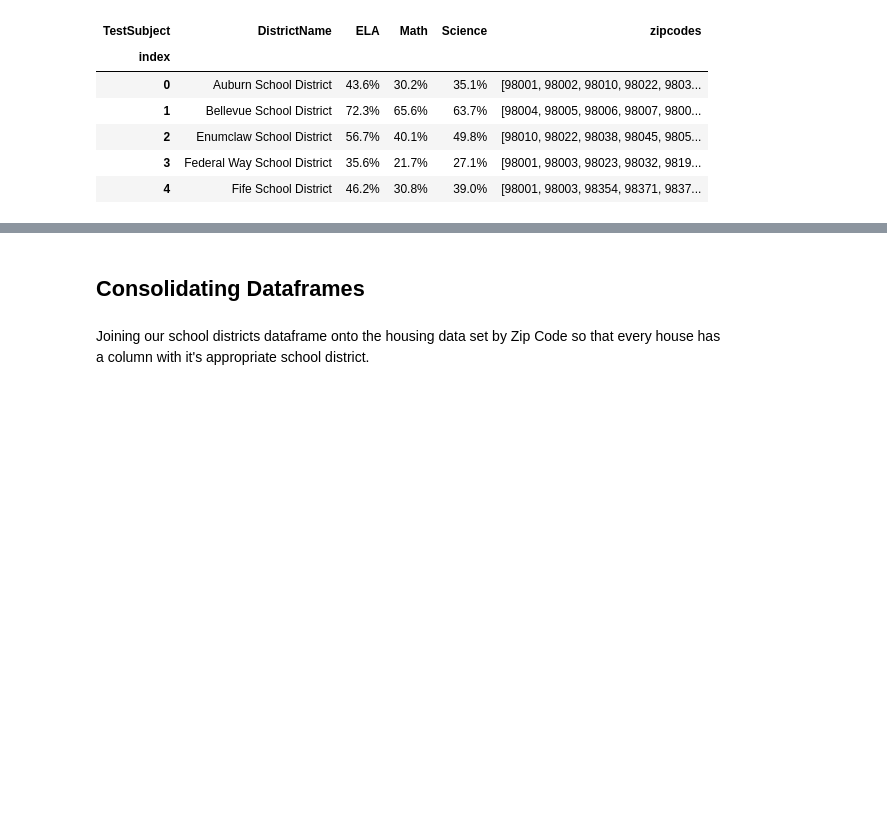
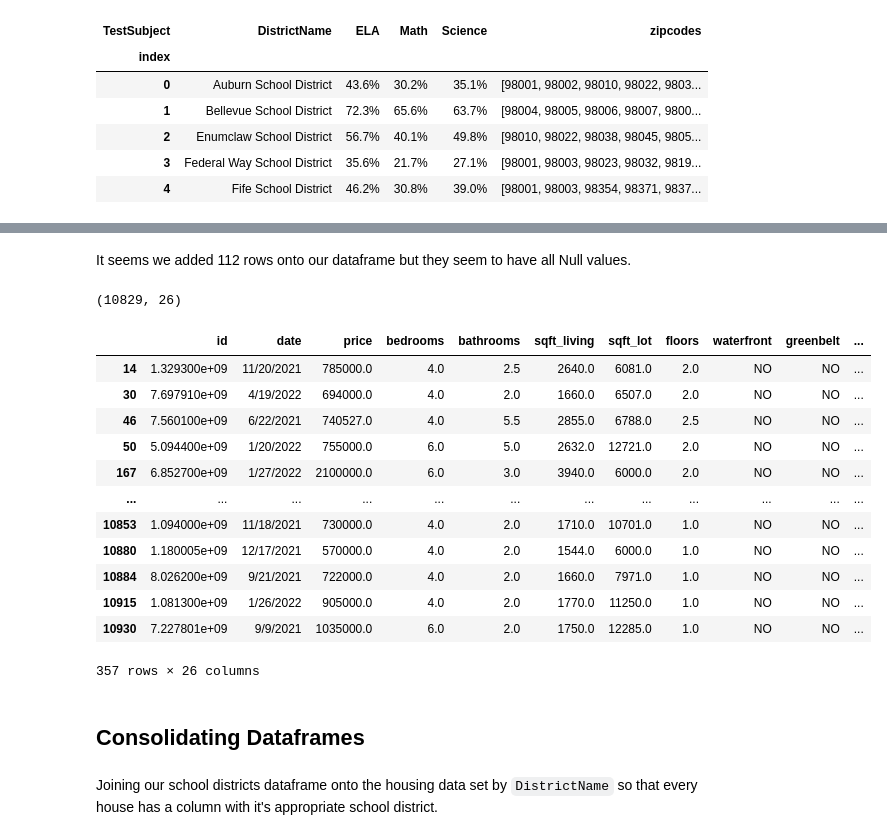
Before and after one commit to aokdata/King-County-House-Sales-, a Jupyter notebook: Data Preparation and Cleaning Notebook.ipynb, the cells around one changed output, grey strips where cells are left out. Saved outputs shown, nothing was run; the diff lists cells and outputs as text; code cells hidden in the pictures; blank space fills up the shorter version.

Commit message:
Data Prep and CSV creation

```diff
--- a/Data Preparation and Cleaning Notebook.ipynb
+++ b/Data Preparation and Cleaning Notebook.ipynb
@@ -455,0 +462,6 @@ main_king_school_df.head()
+# %%
+#Create For Loop for adding DistrictName column to corresponding Houses based on Zip Code
+for index, zipcode in enumerate(kc_family_house_df['Zip Code']):
+    for district in King_County_School_District_Zipcodes.keys():
+        if zipcode in King_County_School_District_Zipcodes[district]:
+            kc_family_house_df.loc[index, 'DistrictName'] = district
@@ -455,0 +501,8 @@ main_king_school_df.head()
+# %% [markdown]
+It seems we added 112 rows onto our dataframe but they seem to have all Null values.
+# %%
+kc_family_house_df.dropna(inplace=True)
+# %%
+kc_family_house_df.shape
+# %% [output]
+(10829, 26)
@@ -456,5 +512,21 @@ main_king_school_df.head()
+# %%
+kc_family_house_df[kc_family_house_df['DistrictName'] == 'Auburn School District']
+# %% [output]
+|  | id | date | price | bedrooms | bathrooms | sqft_living | sqft_lot | floors | waterfront | greenbelt | ... |
+| 14 | 1.329300e+09 | 11/20/2021 | 785000.0 | 4.0 | 2.5 | 2640.0 | 6081.0 | 2.0 | NO | NO | ... |
+| 30 | 7.697910e+09 | 4/19/2022 | 694000.0 | 4.0 | 2.0 | 1660.0 | 6507.0 | 2.0 | NO | NO | ... |
+| 46 | 7.560100e+09 | 6/22/2021 | 740527.0 | 4.0 | 5.5 | 2855.0 | 6788.0 | 2.5 | NO | NO | ... |
+| 50 | 5.094400e+09 | 1/20/2022 | 755000.0 | 6.0 | 5.0 | 2632.0 | 12721.0 | 2.0 | NO | NO | ... |
+| 167 | 6.852700e+09 | 1/27/2022 | 2100000.0 | 6.0 | 3.0 | 3940.0 | 6000.0 | 2.0 | NO | NO | ... |
+| ... | ... | ... | ... | ... | ... | ... | ... | ... | ... | ... | ... |
+| 10853 | 1.094000e+09 | 11/18/2021 | 730000.0 | 4.0 | 2.0 | 1710.0 | 10701.0 | 1.0 | NO | NO | ... |
+| 10880 | 1.180005e+09 | 12/17/2021 | 570000.0 | 4.0 | 2.0 | 1544.0 | 6000.0 | 1.0 | NO | NO | ... |
+| 10884 | 8.026200e+09 | 9/21/2021 | 722000.0 | 4.0 | 2.0 | 1660.0 | 7971.0 | 1.0 | NO | NO | ... |
+| 10915 | 1.081300e+09 | 1/26/2022 | 905000.0 | 4.0 | 2.0 | 1770.0 | 11250.0 | 1.0 | NO | NO | ... |
+| 10930 | 7.227801e+09 | 9/9/2021 | 1035000.0 | 6.0 | 2.0 | 1750.0 | 12285.0 | 1.0 | NO | NO | ... |
+357 rows × 26 columns
 # %% [markdown]
  ## Consolidating Dataframes
 # %% [markdown]
-Joining our school districts dataframe onto the housing data set by Zip Code so that every house has a column with it's appropriate school district.
+Joining our school districts dataframe onto the housing data set by `DistrictName` so that every house has a column with it's appropriate school district.
 # %%
```
Also changed, not shown: parts of 10 cells of this notebook.
